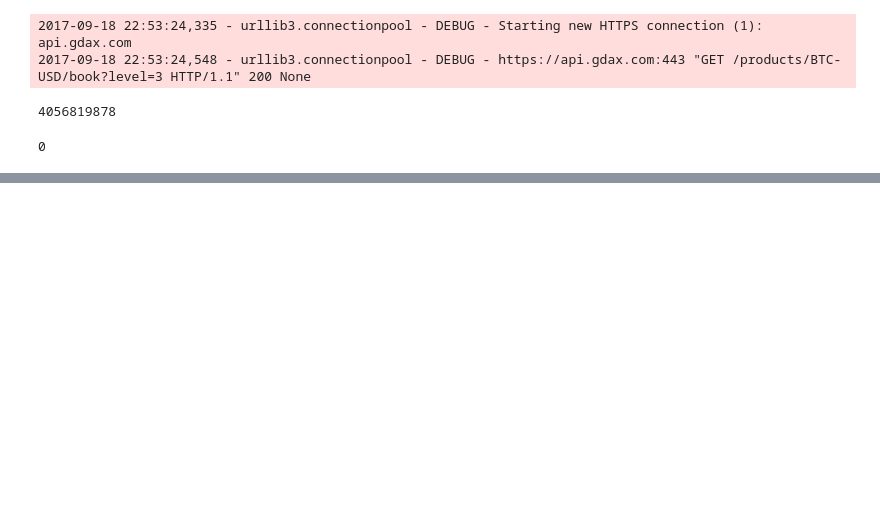
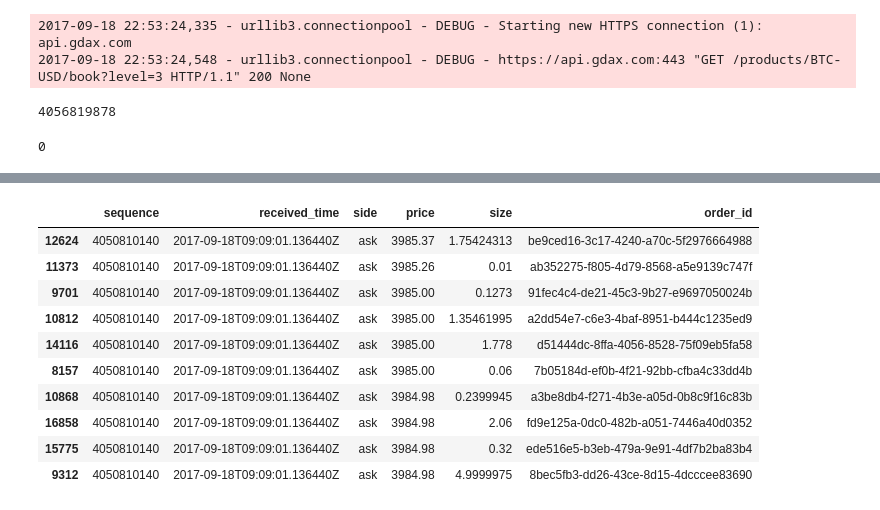
Before and after one commit to divir94/bitcoin, a Jupyter notebook: bitcoin/notebooks/Storage.ipynb, the cells around one changed output, grey strips where cells are left out. Saved outputs shown, nothing was run; the diff lists cells and outputs as text; code cells hidden in the pictures; blank space fills up the shorter version.

```diff
--- a/bitcoin/notebooks/Storage.ipynb
+++ b/bitcoin/notebooks/Storage.ipynb
@@ -111,0 +146,5 @@ msgs.next()
+# %%
+df = pd.read_clipboard()
+df.columns = ['hour', 'count']
+df.set_index('hour', inplace=True)
+df
@@ -111,0 +174,15 @@ msgs.next()
+# %%
+df.price = df.price.astype(float)
+df[df.side == 'ask'].sort_values('price', ascending=False).tail(10)
+# %% [output]
+|  | sequence | received_time | side | price | size | order_id |
+| 12624 | 4050810140 | 2017-09-18T09:09:01.136440Z | ask | 3985.37 | 1.75424313 | be9ced16-3c17-4240-a70c-5f2976664988 |
+| 11373 | 4050810140 | 2017-09-18T09:09:01.136440Z | ask | 3985.26 | 0.01 | ab352275-f805-4d79-8568-a5e9139c747f |
+| 9701 | 4050810140 | 2017-09-18T09:09:01.136440Z | ask | 3985.00 | 0.1273 | 91fec4c4-de21-45c3-9b27-e9697050024b |
+| 10812 | 4050810140 | 2017-09-18T09:09:01.136440Z | ask | 3985.00 | 1.35461995 | a2dd54e7-c6e3-4baf-8951-b444c1235ed9 |
+| 14116 | 4050810140 | 2017-09-18T09:09:01.136440Z | ask | 3985.00 | 1.778 | d51444dc-8ffa-4056-8528-75f09eb5fa58 |
+| 8157 | 4050810140 | 2017-09-18T09:09:01.136440Z | ask | 3985.00 | 0.06 | 7b05184d-ef0b-4f21-92bb-cfba4c33dd4b |
+| 10868 | 4050810140 | 2017-09-18T09:09:01.136440Z | ask | 3984.98 | 0.2399945 | a3be8db4-f271-4b3e-a05d-0b8c9f16c83b |
+| 16858 | 4050810140 | 2017-09-18T09:09:01.136440Z | ask | 3984.98 | 2.06 | fd9e125a-0dc0-482b-a051-7446a40d0352 |
+| 15775 | 4050810140 | 2017-09-18T09:09:01.136440Z | ask | 3984.98 | 0.32 | ede516e5-b3eb-479a-9e91-4df7b2ba83b4 |
+| 9312 | 4050810140 | 2017-09-18T09:09:01.136440Z | ask | 3984.98 | 4.9999975 | 8bec5fb3-dd26-43ce-8d15-4dcccee83690 |
```
Also changed, not shown: parts of 9 cells of this notebook, 1 other file.
